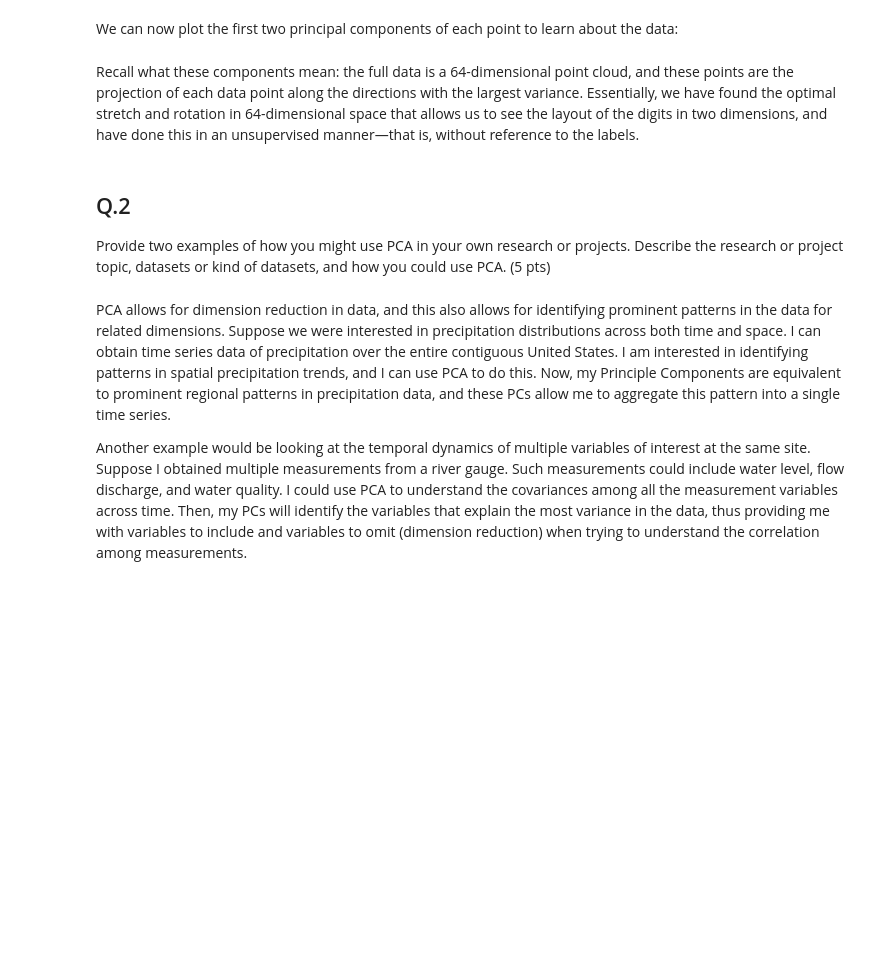
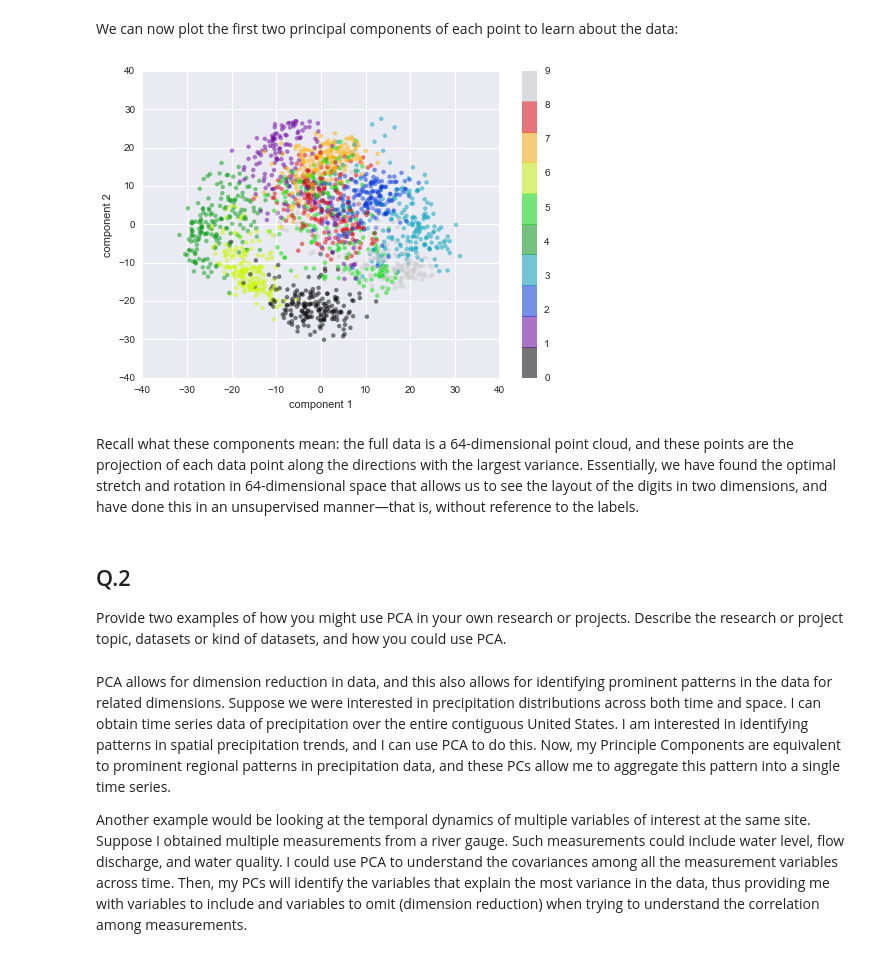
Before and after one commit to parinbhaduri/4680_5680_intro_uds, a Jupyter notebook: Week8/05.09-Principal-Component-Analysis.ipynb, the cells around one changed output. Drawn from its saved outputs; the diff is of its cells as text; code cells hidden in the pictures; blank space fills up the shorter version.

```diff
--- a/Week8/05.09-Principal-Component-Analysis.ipynb
+++ b/Week8/05.09-Principal-Component-Analysis.ipynb
@@ -131,17 +152,19 @@ We can now plot the first two principal components of each point to learn about
 # %%
 plt.scatter(projected[:, 0], projected[:, 1],
             c=digits.target, edgecolor='none', alpha=0.5,
-            cmap=plt.cm.get_cmap('nipy_spectral', 10))
+            cmap=plt.cm.get_cmap('spectral', 10))
 plt.xlabel('component 1')
 plt.ylabel('component 2')
 plt.colorbar();
+# %% [output]
+[figure, added]
 # %% [markdown]
 Recall what these components mean: the full data is a 64-dimensional point cloud, and these points are the projection of each data point along the directions with the largest variance.
 Essentially, we have found the optimal stretch and rotation in 64-dimensional space that allows us to see the layout of the digits in two dimensions, and have done this in an unsupervised manner—that is, without reference to the labels.
 # %% [markdown]
 ## Q.2
 
-Provide two examples of how you might use PCA in your own research or projects.  Describe the research or project topic, datasets or kind of datasets, and how you could use PCA. (5 pts)
+Provide two examples of how you might use PCA in your own research or projects.  Describe the research or project topic, datasets or kind of datasets, and how you could use PCA.
 # %% [markdown]
 PCA allows for dimension reduction in data, and this also allows for identifying prominent patterns in the data for related dimensions. Suppose we were interested in precipitation distributions across both time and space. I can obtain time series data of precipitation over the entire contiguous United States. I am interested in identifying patterns in  spatial precipitation trends, and I can use PCA to do this. Now, my Principle Components are equivalent to prominent regional patterns in precipitation data, and these PCs allow me to aggregate this pattern into a single time series.
 
```
Also changed, not shown: parts of 9 cells of this notebook.
